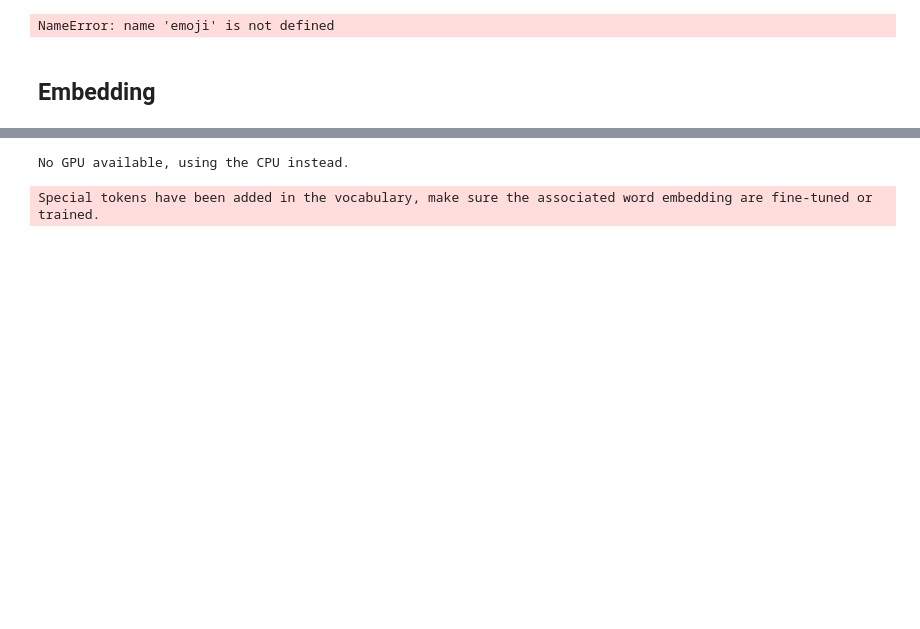
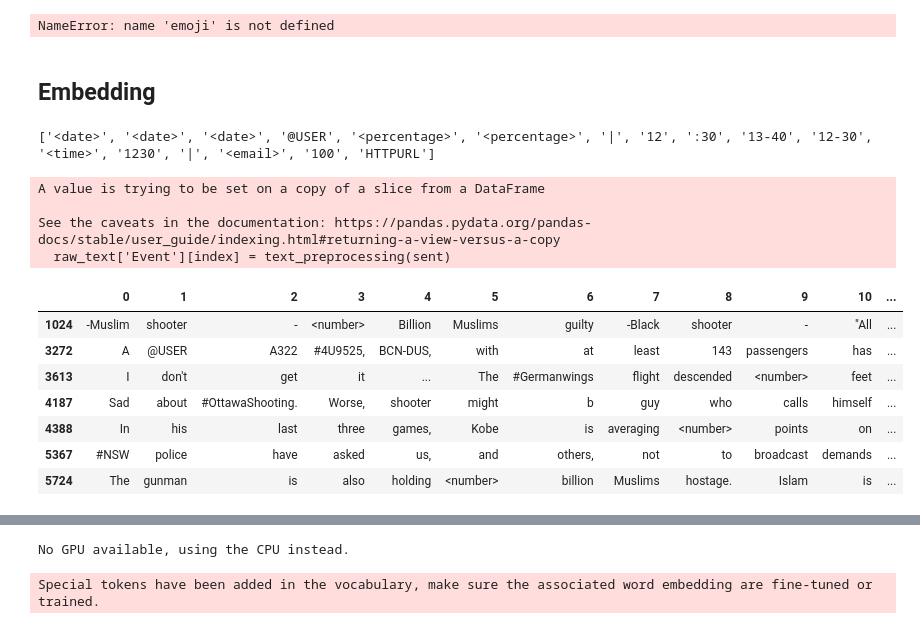
Before and after one commit to zzunebye/Capstone-code-data, a Jupyter notebook: _CLF_BERT.ipynb, the cells around one changed output, grey strips where cells are left out. Drawn from its saved outputs; the diff is of its cells as text; code cells hidden in the pictures; blank space fills up the shorter version.

```diff
--- a/_CLF_BERT.ipynb
+++ b/_CLF_BERT.ipynb
@@ -1176,4 +1187,18 @@ print(text,"\n")
 NameError: name 'emoji' is not defined
 # %% [markdown]
 ## Embedding
+# %%
+raw_text = pd.read_csv('./data/_PHEME_text.csv')
+y = pd.read_csv('./data/_PHEME_target.csv')
+data = pd.concat([raw_text.text, y], axis=1).reset_index(drop=True)
+val = pd.read_csv('data/_PHEMEext_text.csv')
+
+X_train = data.text.values
+y_train = data.target.values
+
+X_val = val.drop(['Event'],axis=1).text.values
+y_val = val.target.values
+
+rhi_data = pd.read_csv('data/_RHI_text.csv').text.values
+rhi_y = pd.read_csv('data/_RHI_text.csv').isRumor
 # %%
@@ -1211,3 +1278,43 @@ def text_preprocessing(text): # Create a function to tokenize a set of texts
     # input_ids = torch.tensor([tokenizer.encode(text)])
     text = text.split()
     return text
+# %%
+sent = "23/03/2019 03/23/2019 2019/03/23  \n@JUNE 100% 1% | 12:30 13-40 12-30 12.30 1230 | bhang@adsf.com 100 http://www.naver.com"
+print(text_preprocessing(sent))
+# %% [output]
+['<date>', '<date>', '<date>', '@USER', '<percentage>', '<percentage>', '|', '12', ':30', '13-40', '12-30', '<time>', '1230', '|', '<email>', '100', 'HTTPURL']
+# %%
+pd.set_option('display.max_columns', None)
+pd.set_option('display.max_colwidth', 200)
+for index, sent in enumerate(raw_text.text):
+    raw_text['Event'][index] = text_preprocessing(sent)
+# %% [output]
+A value is trying to be set on a copy of a slice from a DataFrame
+
+See the caveats in the documentation: https://pandas.pydata.org/pandas-docs/stable/user_guide/indexing.html#returning-a-view-versus-a-copy
+  raw_text['Event'][index] = text_preprocessing(sent)
+# %%
+# tokens = pd.DataFrame({})
+tokens = []
+# for index, sent in enumerate(raw_text.text):
+final = [text_preprocessing(sent) for sent in raw_text.text]
+final = pd.DataFrame(final)
+# %%
+# result.loc[result.iloc[:,:]=='BREAKING:']
+final[final.eq(r"[:)|:-)|8-)|:-|:-))]").any(1)]
+final[final.eq(r"[:-(|:(|:-]+").any(1)]
+# print(raw_text.iloc[2944])
+# raw_text[r"<percentage>" in raw_text.Event.values]
+search = final[final.eq(r"<number>").any(1)]
+# print(search.index.values)
+search
+# result.head(20)
+# %% [output]
+|  | 0 | 1 | 2 | 3 | 4 | 5 | 6 | 7 | 8 | 9 | 10 | ... |
+| 1024 | -Muslim | shooter | - | <number> | Billion | Muslims | guilty | -Black | shooter | - | "All | ... |
+| 3272 | A | @USER | A322 | #4U9525, | BCN-DUS, | with | at | least | 143 | passengers | has | ... |
+| 3613 | I | don't | get | it | ... | The | #Germanwings | flight | descended | <number> | feet | ... |
+| 4187 | Sad | about | #OttawaShooting. | Worse, | shooter | might | b | guy | who | calls | himself | ... |
+| 4388 | In | his | last | three | games, | Kobe | is | averaging | <number> | points | on | ... |
+| 5367 | #NSW | police | have | asked | us, | and | others, | not | to | broadcast | demands | ... |
+| 5724 | The | gunman | is | also | holding | <number> | billion | Muslims | hostage. | Islam | is | ... |
```
Also changed, not shown: parts of 15 cells of this notebook.
